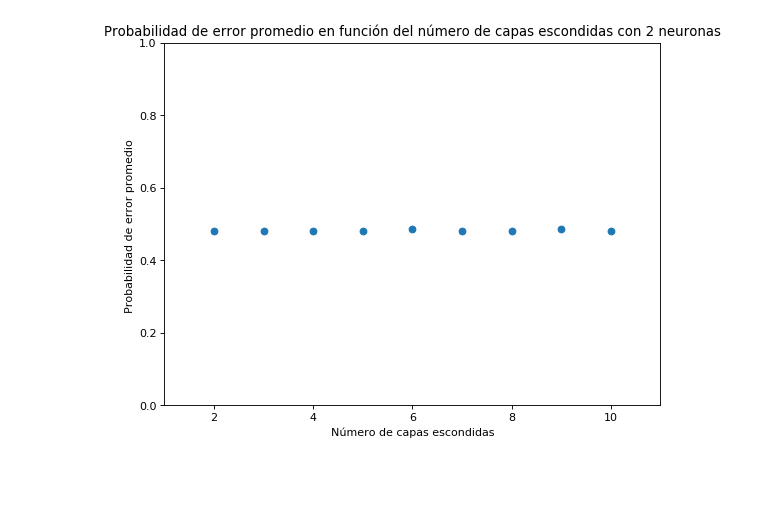
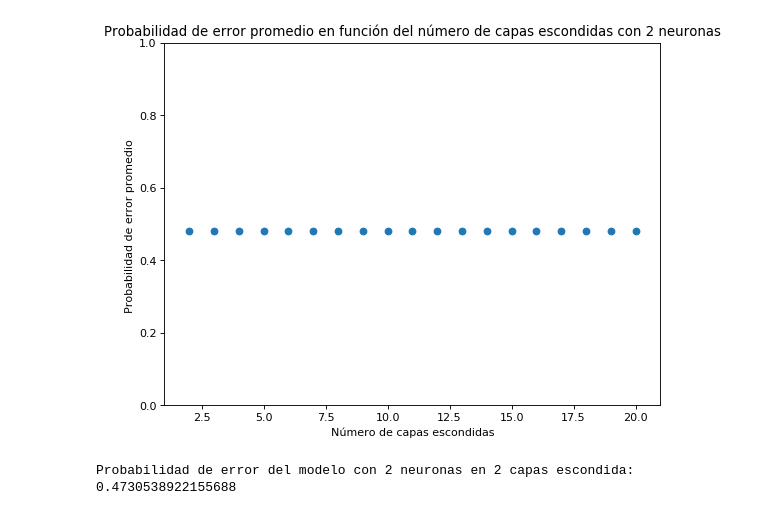
Before and after one commit to FVelasquezM/IELE_4014_Reto_5, a Jupyter notebook: Reto5.ipynb, the cells around one changed output. Drawn from its saved outputs; the diff is of its cells as text; code cells hidden in the pictures; blank space fills up the shorter version.

Commit message:
Avances, desempeño aún pobre

```diff
--- a/Reto5.ipynb
+++ b/Reto5.ipynb
@@ -29,10 +13,17 @@ from sklearn.neural_network import MLPClassifier
 # %%
 data_matrix = np.loadtxt(open("./msd_genre_dataset/msd_genre_dataset_segpreproc_knime.csv", "rb"), delimiter=";", skiprows=1)
+
+
 
 #Los datos del set de datos están agrupados por género. Es decir, primero están todas las filas que corresponden
 #a 1 y después todas las que corresponden a 0. Se hace un shuffle para que, más tarde, en cross-validation
 #no se creen unos modelos que predigan únicamente una clase.
 np.random.shuffle(data_matrix)
+
+plt.figure(num=None, figsize=(8, 6), dpi=80, facecolor='w', edgecolor='k')
+plt.matshow(np.corrcoef(data_matrix))
+plt.show()
+
 
 print("Filas de la matriz: " + str(len(data_matrix)))
 print("Columnas de la matriz: " + str(len(data_matrix[0])))
@@ -40,6 +31,8 @@ print("Columnas de la matriz: " + str(len(data_matrix[0])))
 X = np.resize(data_matrix, (len(data_matrix), len(data_matrix[0])-1))
 y = data_matrix[:,len(data_matrix[0])-1]
 
+#Se intenta estandarizar X para lograr mejor desempeño. Sin embargo, no parece funcionar.
+X = MinMaxScaler().fit_transform(X)
 
 print("X shape" + str(X.shape))
 print("y shape" + str(y.shape))
@@ -128,7 +121,7 @@ Probabilidad de error del modelo con 2 neuronas en una capa escondida: 0.4958083
 
 kf = KFold(n_splits=math.floor(1/percentage_validation))
 
-n_max = 10
+n_max = 20
 hl_scores = []
 best_layers=0
 best_score=1
@@ -168,6 +161,6 @@ for n in range(2, n_max+1, 1):
     print("Average error probability for %s neurons in %s hidden layers: %s" % (best_neurons, n,score))
 
 
-print("Lowest error probability: %s for model with %s hidden_layers" % (best_score, best_layers))
+print("Lowest error probability: %s for model with %s hidden layers" % (best_score, best_layers))
 # %% [output]
 Average error probability for 2 neurons in 2 hidden layers: 0.4809580838323353
@@ -183,12 +186,30 @@ Lowest error probability: 0.4809580838323353 for model with 2 hidden_layers
 # %%
 plt.figure(num=None, figsize=(8, 6), dpi=80, facecolor='w', edgecolor='k')
 
 plt.plot(range(2, n_max+1, 1), hl_scores, 'o')
-plt.axis([1, 11, 0, 1])
+plt.axis([1, 21, 0, 1])
 plt.xlabel('Número de capas escondidas')
 plt.ylabel('Probabilidad de error promedio ')
 plt.title('Probabilidad de error promedio en función del número de capas escondidas con %s neuronas'
           % best_neurons)
 plt.show()
 # %% [output]
-[figure, old version]
+[figure, new version]
+# %%
+#Ahora se entrena el mejor modelo con todos los datos de entrenamiento y se prueban los datos de validación
+
+hid_tuple_final = ()
+hid_tuple_final = list(hid_tuple_final)
+
+while len(hid_tuple_final) != best_layers:
+    hid_tuple_final.append(best_neurons)
+
+hid_tuple_final = tuple(hid_tuple_final)
+
+final_classifier = MLPClassifier(solver='lbfgs', alpha=0.000005,hidden_layer_sizes=hid_tuple_final, random_state=1)
+final_classifier.fit(X_train, y_train)
+
+print("Probabilidad de error del modelo con %s neuronas en %s capas escondida: %s"
+      % (best_neurons, best_layers, 1-final_classifier.score(X_test, y_test)))
+# %% [output]
+Probabilidad de error del modelo con 2 neuronas en 2 capas escondida: 0.4730538922155688
```
Also changed, not shown: parts of 6 cells of this notebook.
